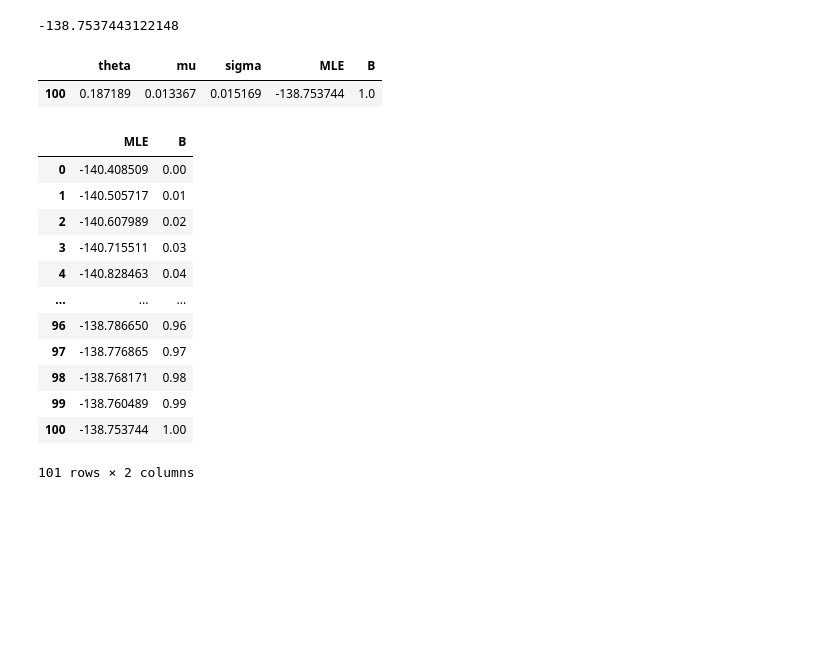
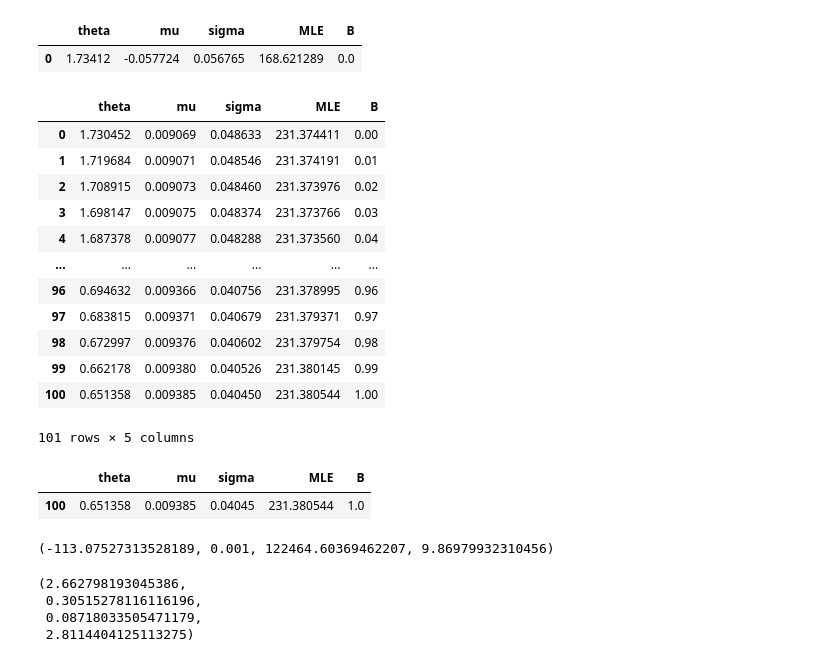
Before and after one commit to seongmin-Jo/quantitative_arbitrage, a Jupyter notebook: Optimal_Mean_Reversion/ouprocess_test.ipynb, the cells around one changed output. Drawn from its saved outputs; the diff is of its cells as text; code cells hidden in the pictures; blank space fills up the shorter version.

```diff
--- a/Optimal_Mean_Reversion/ouprocess_test.ipynb
+++ b/Optimal_Mean_Reversion/ouprocess_test.ipynb
@@ -445,0 +420,2 @@ from ou_process import OUParams
+# %%
+data_set = pd.read_csv('test.csv', index_col=0)
@@ -459,8 +452,6 @@ from ou_process import OUParams
 
 # Determine the model paramters by fitting (using the method of maximum likelihood estimation, MLE) the observed portfolio values x to the OU process
 # %%
-data = pd.read_csv('ouprocess_test.csv', index_col=0)
-
 def compute_log_likelihood(
     X : np.array,
     OU_params : OUParams,
@@ -476,14 +467,13 @@ def compute_log_likelihood(
                                  - (OU_params.theta * (1-np.exp(-OU_params.mu * increment_time)))))
 
     log_likelihood = (-np.log(2 * np.pi) / 2) - np.log(tilda_sigma) - (summation / (2*n*tilda_sigma_square))
-
-    return log_likelihood
+    # since we want to maximize this total log likelihood, we need to minimize the
+    #   negation of the this value (scipy doesn't support maximize)
+    return -log_likelihood
 
 def get_portfolio_table(
     asset1 : np.array,
     asset2 : np.array,
-
-
 ) -> pd.DataFrame :
 
     OU_param_df = pd.DataFrame(columns=['theta', 'mu',
@@ -510,7 +500,7 @@ def get_portfolio_table(
 
         # Rebalancing 하기 위해 필요한 데이터가 1년 단위이므로 첫째날 값을 기준으로 계속 들고 있는다고 가정??
         X = np.array( alpha * asset1 - beta * asset2 )
-        OU_params = ou_process.estimate_OU_params(X)
+        OU_params = estimate_OU_params(X)
 
         # OU parameter 를 기반으로 log likelihood 를 구함
         log_likelihood = compute_log_likelihood(X, OU_params, increment_time)
@@ -522,28 +512,3 @@ def get_portfolio_table(
                                         'B' : B
                                         }, ignore_index=True)
     return OU_param_df
-# %%
-np.max(OU_param_df['MLE'])
-# %% [output]
--138.7537443122148
-# %%
-OU_param_df[OU_param_df['MLE'] == np.max(OU_param_df['MLE'])]
-# %% [output]
-|  | theta | mu | sigma | MLE | B |
-| 100 | 0.187189 | 0.013367 | 0.015169 | -138.753744 | 1.0 |
-# %%
-OU_param_df.iloc[:, 3:5]
-# %% [output]
-|  | MLE | B |
-| 0 | -140.408509 | 0.00 |
-| 1 | -140.505717 | 0.01 |
-| 2 | -140.607989 | 0.02 |
-| 3 | -140.715511 | 0.03 |
-| 4 | -140.828463 | 0.04 |
-| ... | ... | ... |
-| 96 | -138.786650 | 0.96 |
-| 97 | -138.776865 | 0.97 |
-| 98 | -138.768171 | 0.98 |
-| 99 | -138.760489 | 0.99 |
-| 100 | -138.753744 | 1.00 |
-101 rows × 2 columns
@@ -549,0 +517,27 @@ OU_param_df.iloc[:, 3:5]
+# %%
+OU_param_df[OU_param_df.MLE == np.max(OU_param_df.MLE)]
+# %% [output]
+|  | theta | mu | sigma | MLE | B |
+| 0 | 1.73412 | -0.057724 | 0.056765 | 168.621289 | 0.0 |
+# %%
+OU_param_df=get_portfolio_table(data_set['GDX'], data_set['GLD'])
+OU_param_df
+# %% [output]
+|  | theta | mu | sigma | MLE | B |
+| 0 | 1.730452 | 0.009069 | 0.048633 | 231.374411 | 0.00 |
+| 1 | 1.719684 | 0.009071 | 0.048546 | 231.374191 | 0.01 |
+| 2 | 1.708915 | 0.009073 | 0.048460 | 231.373976 | 0.02 |
+| 3 | 1.698147 | 0.009075 | 0.048374 | 231.373766 | 0.03 |
+| 4 | 1.687378 | 0.009077 | 0.048288 | 231.373560 | 0.04 |
+| ... | ... | ... | ... | ... | ... |
+| 96 | 0.694632 | 0.009366 | 0.040756 | 231.378995 | 0.96 |
+| 97 | 0.683815 | 0.009371 | 0.040679 | 231.379371 | 0.97 |
+| 98 | 0.672997 | 0.009376 | 0.040602 | 231.379754 | 0.98 |
+| 99 | 0.662178 | 0.009380 | 0.040526 | 231.380145 | 0.99 |
+| 100 | 0.651358 | 0.009385 | 0.040450 | 231.380544 | 1.00 |
+101 rows × 5 columns
+# %%
+OU_param_df[OU_param_df.MLE == np.max(OU_param_df.MLE)]
+# %% [output]
+|  | theta | mu | sigma | MLE | B |
+| 100 | 0.651358 | 0.009385 | 0.04045 | 231.380544 | 1.0 |
@@ -549,0 +626,11 @@ OU_param_df.iloc[:, 3:5]
+# %%
+maximized_avergae_log_likelihood(X, dt = 1/252)
+# %% [output]
+(-113.07527313528189, 0.001, 122464.60369462207, 9.86979932310456)
+# %%
+maximized_avergae_log_likelihood(X, dt = 1/252)
+# %% [output]
+(2.662798193045386,
+ 0.30515278116116196,
+ 0.08718033505471179,
+ 2.8114404125113275)
```
Also changed, not shown: parts of 21 cells of this notebook, 2 other files.
